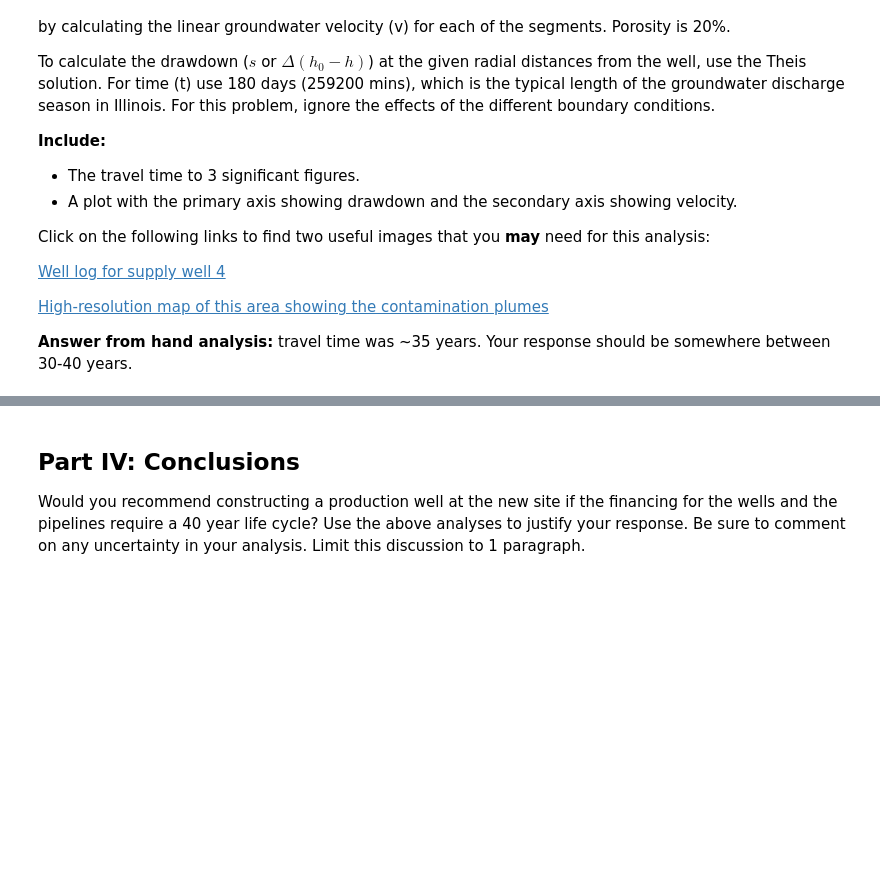
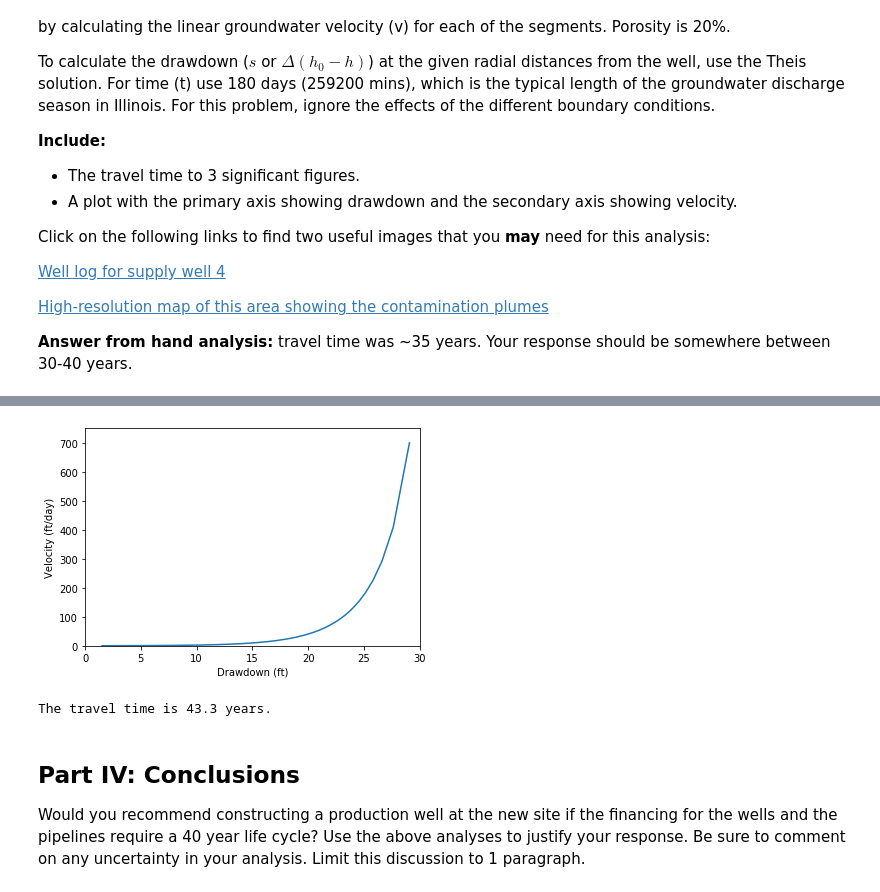
Before and after one commit to yiquanw2/geol572_4, a Jupyter notebook: Prob Set 4 Aquifer Tests.ipynb, the cells around one changed output, grey strips where cells are left out. Drawn from its saved outputs; the diff is of its cells as text; code cells hidden in the pictures; blank space fills up the shorter version.

```diff
--- a/Prob Set 4 Aquifer Tests.ipynb
+++ b/Prob Set 4 Aquifer Tests.ipynb
@@ -162,3 +159,23 @@ q=K*s #specific discharge: ft/day
+# %%
+b=45.5 #thickness:ft
+K=T*60*24/b #hydraulic conductivity: ft/day
+s_shift=s[1:]
+delta_s=[s[i] - s_shift[i] for i in range(len(s_shift))]
+q=K*np.array(delta_s) #specific discharge: ft/day
+n=0.2 #porosity
+v=q/n #velocity: ft/day
+plt.plot(s_shift,v)
+plt.xlabel('Drawdown (ft)')
+plt.ylabel('Velocity (ft/day)')
+plt.xlim(0,30)
+plt.ylim(0,750)
+plt.show()
+t=1/v/365 #time: year
+total_t=sum(t)
+print('The travel time is',round(total_t,1),'years.')
+# %% [output]
+[figure, added]
+The travel time is 43.3 years.
 # %% [markdown]
 ## Part IV: Conclusions
 
```
Also changed, not shown: parts of 3 cells of this notebook.
